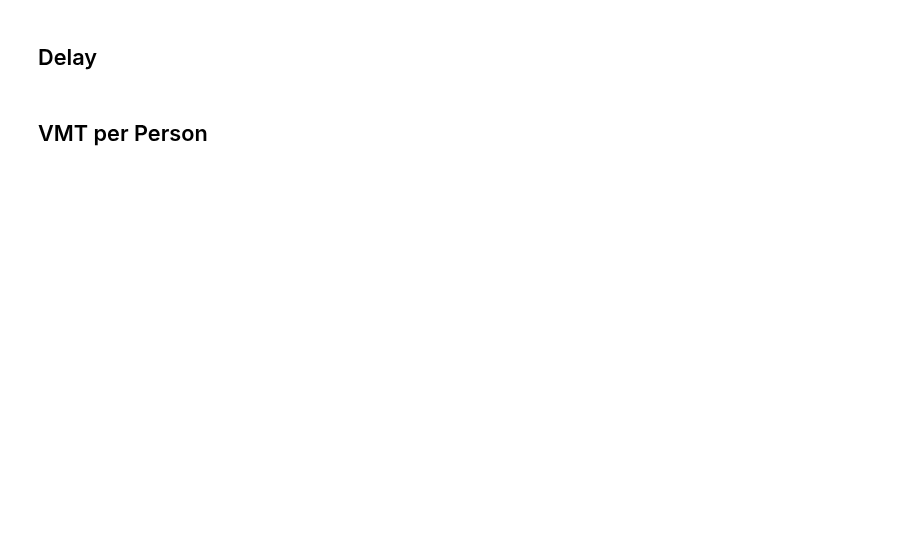
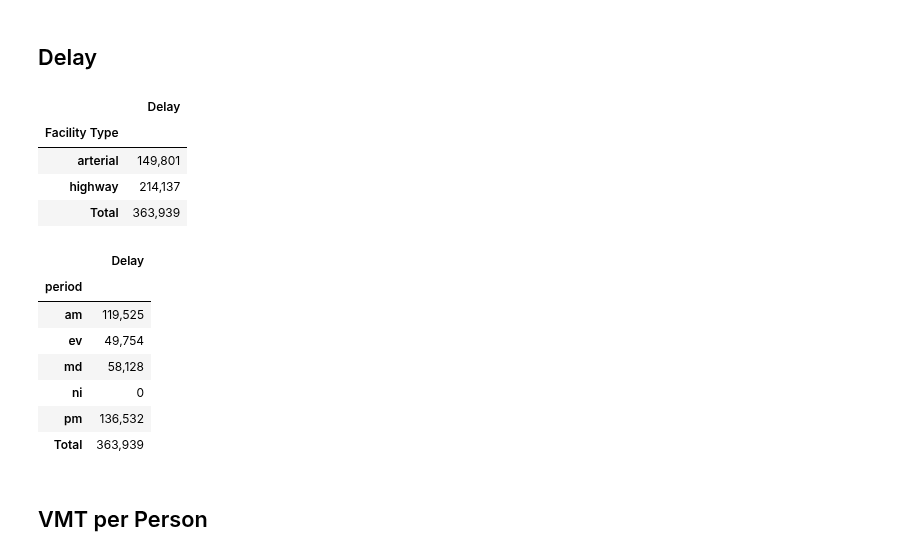
Before and after one commit to psrc/soundcast, a Jupyter notebook: scripts/summarize/notebooks/topsheet.ipynb, the cells around one changed output. Drawn from its saved outputs; the diff is of its cells as text; code cells hidden in the pictures; blank space fills up the shorter version.

```diff
--- a/scripts/summarize/notebooks/topsheet.ipynb
+++ b/scripts/summarize/notebooks/topsheet.ipynb
@@ -105,22 +132,35 @@ display(df_tod)
 # %% [markdown]
 ## Delay
 # %%
-df = pd.read_excel(os.path.join(relative_path,'network/') + r'network_summary.xlsx',
-                  sheetname='delay by FC')
+df = pd.read_excel(os.path.join(relative_path,'network/') + r'network_summary.xlsx','delay by FC')
 df_tod = df.groupby(['period']).sum()[['arterial','connector','highway']]
 df_tod['Delay'] = df_tod.sum(axis=1)
 df_tod.loc['Total'] = df_tod.sum()
 df_tod = df_tod[['Delay']]
 
 df_fac = pd.DataFrame(df.sum()[['arterial','highway']])
 df_fac = df_fac.reset_index()
 df_fac.columns = ['Facility Type', 'Delay']
 df_fac.index = df_fac['Facility Type']
 df_fac.drop('Facility Type', axis=1, inplace=True)
 df_fac.loc['Total'] = df_fac.sum()
 
 display(df_fac)
 display(df_tod)
+# %% [output]
+|  | Delay |
+| Facility Type |  |
+| arterial | 149,801 |
+| highway | 214,137 |
+| Total | 363,939 |
+|  | Delay |
+| period |  |
+| am | 119,525 |
+| ev | 49,754 |
+| md | 58,128 |
+| ni | 0 |
+| pm | 136,532 |
+| Total | 363,939 |
 # %% [markdown]
 ## VMT per Person
 # %%
```
Also changed, not shown: parts of 12 cells of this notebook, 6 other files.
